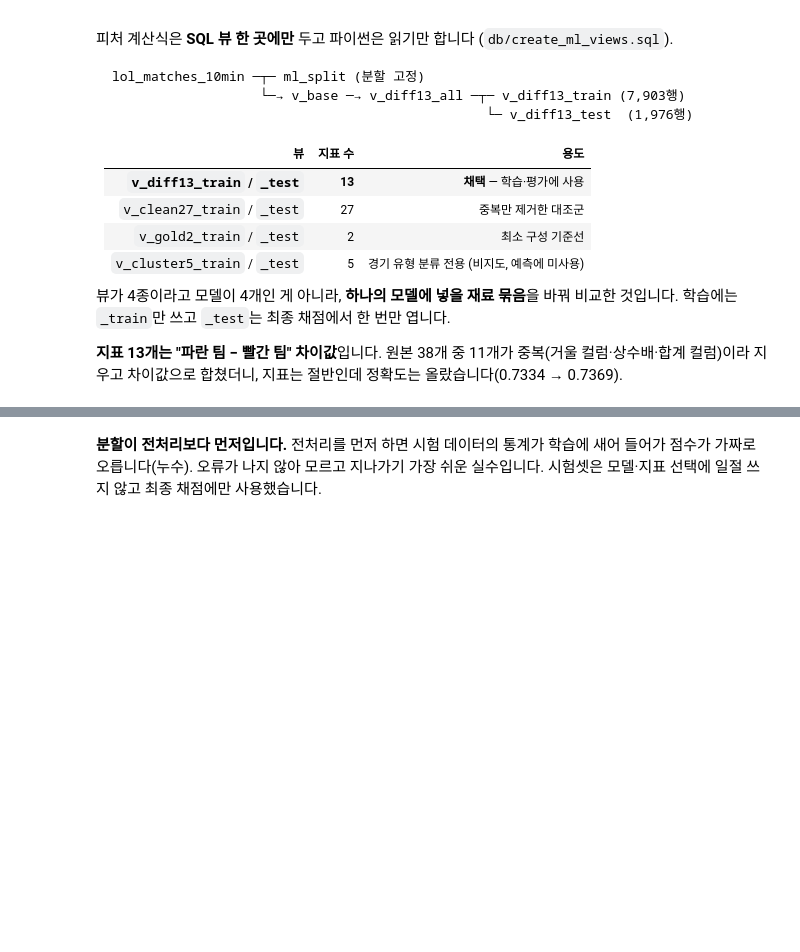
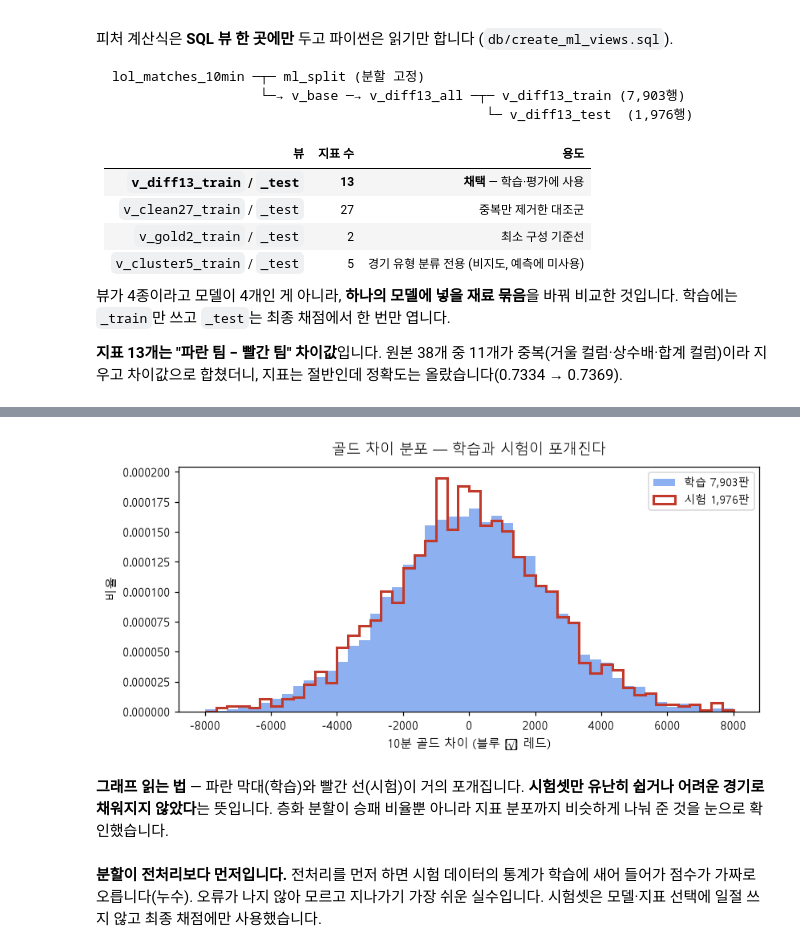
Before and after one commit to wpalswpa/project2608, a Jupyter notebook: reports/model_report.ipynb, the cells around one changed output, grey strips where cells are left out. Saved outputs shown, nothing was run; the diff lists cells and outputs as text; code cells hidden in the pictures; blank space fills up the shorter version.

```diff
--- a/reports/model_report.ipynb
+++ b/reports/model_report.ipynb
@@ -11,28 +11,3 @@ LoL 경기는 언제 승부가 결정되는가 — 인게임 시점별 경기
 | **4** | 혼동행렬 (confusion matrix) |
 
 위에서부터 실행하면 모든 수치가 재현됩니다. (Python 3.11 · scikit-learn 1.9.0 · 시드 42)
-# %%
-%matplotlib inline
-import os, json, sys, warnings
-from pathlib import Path
-
-_p = Path.cwd()                       # 어디서 열든 프로젝트 폴더 기준으로 맞춘다
-for _ in range(6):
-    if (_p / "artifacts").is_dir() and (_p / "predict.py").is_file():
-        os.chdir(_p); break
-    _p = _p.parent
-sys.path.insert(0, str(_p))
-
-import joblib, numpy as np, pandas as pd, matplotlib, matplotlib.pyplot as plt
-warnings.filterwarnings("ignore")
-
-# 예측·피처·데이터 적재는 전부 lolwin 라이브러리에서 — 피처 정의의 유일한 정본
-from lolwin.features import DIFF13
-from lolwin.data import load as load_data
-
-for _f in ("Malgun Gothic", "AppleGothic", "NanumGothic"):
-    if any(_f == f.name for f in matplotlib.font_manager.fontManager.ttflist):
-        plt.rcParams["font.family"] = _f; break
-plt.rcParams["axes.unicode_minus"] = False
-plt.rcParams["figure.dpi"] = 110
-print("준비 완료 —", os.getcwd())
@@ -189,3 +245,24 @@ print(f"  데이터 지문 {prov.get('data_hash')} · 분할 지문 {prov.get('s
+# %%
+# ── 그림: 학습/시험의 주력 지표 분포가 같은 모양인가 ─────────────────
+# 시험셋에만 쉬운(또는 어려운) 경기가 몰려 있으면 채점이 공정하지 않습니다.
+# 골드 차이(가장 강한 지표)의 분포를 두 쪽에 겹쳐 그려 확인합니다.
+fig, ax = plt.subplots(figsize=(8.5, 3.6))
+bins = np.linspace(-8000, 8000, 49)
+ax.hist(X_tr["GoldDiff"], bins=bins, density=True, color=BLUE, alpha=0.55,
+        label=f"학습 {len(y_tr):,}판")
+ax.hist(X_te["GoldDiff"], bins=bins, density=True, histtype="step", lw=2,
+        color=RED, label=f"시험 {len(y_te):,}판")
+ax.set_xlabel("10분 골드 차이 (블루 − 레드)")
+ax.set_ylabel("비율")
+ax.legend(fontsize=9)
+ax.set_title("골드 차이 분포 — 학습과 시험이 포개진다", fontsize=12, pad=10)
+plt.show()
+# %% [output]
+[figure, added]
+# %% [markdown]
+**그래프 읽는 법** — 파란 막대(학습)와 빨간 선(시험)이 거의 포개집니다.
+**시험셋만 유난히 쉽거나 어려운 경기로 채워지지 않았다**는 뜻입니다.
+층화 분할이 승패 비율뿐 아니라 지표 분포까지 비슷하게 나눠 준 것을 눈으로 확인했습니다.
 # %% [markdown]
 **분할이 전처리보다 먼저입니다.** 전처리를 먼저 하면 시험 데이터의 통계가 학습에 새어 들어가
 점수가 가짜로 오릅니다(누수). 오류가 나지 않아 모르고 지나가기 가장 쉬운 실수입니다.
```
Also changed, not shown: parts of 23 cells of this notebook.
